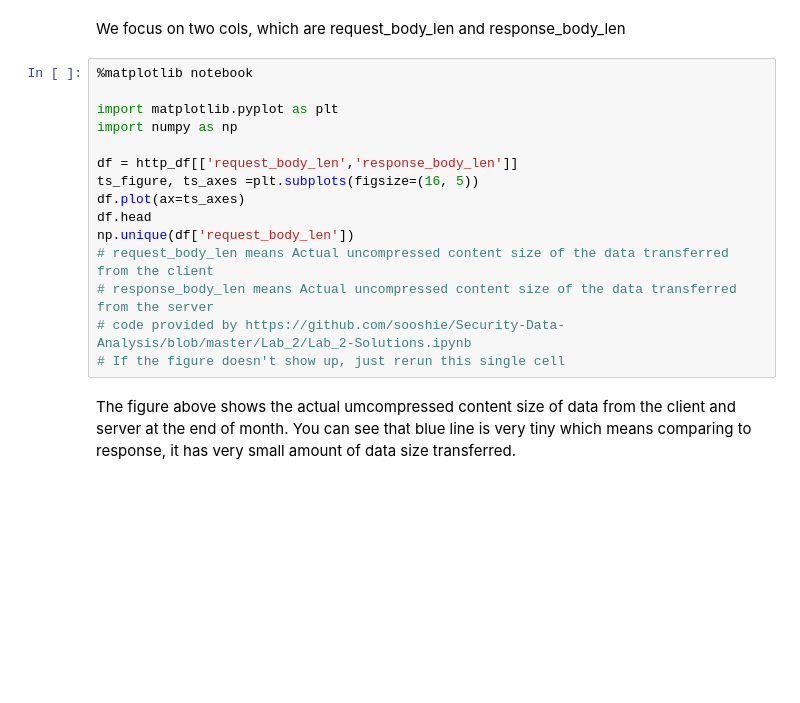
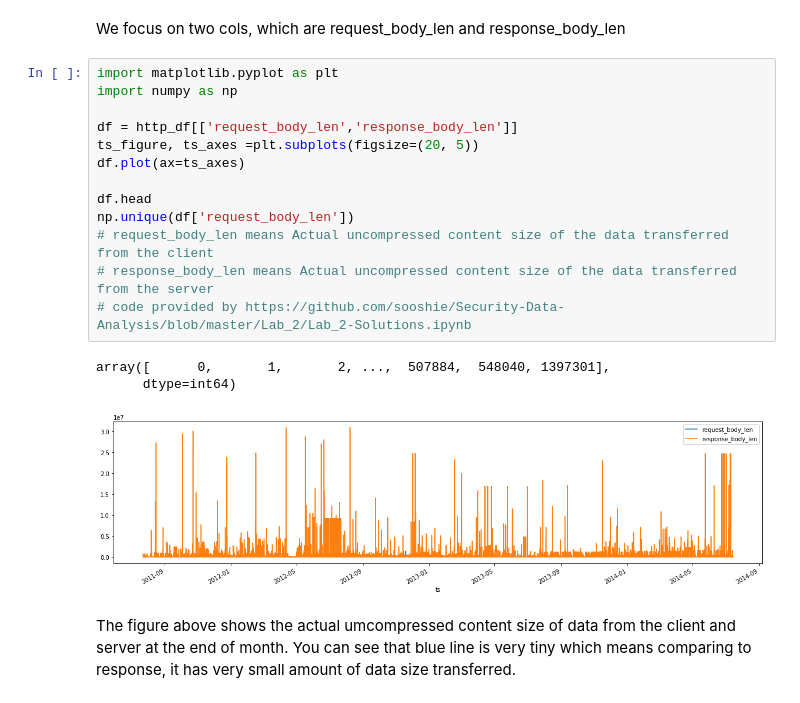
Before and after one commit to dj311/data-science-toolbox-1, a Jupyter notebook: report.ipynb, the cells around one changed output. Cells and saved outputs as stored; diff of their text form; blank space fills up the shorter version.

```diff
--- a/report.ipynb
+++ b/report.ipynb
@@ -101,20 +118,22 @@ http_df.head()
 # %% [markdown]
 We focus on two cols, which are request_body_len and response_body_len
 # %%
-%matplotlib notebook
-
 import matplotlib.pyplot as plt
 import numpy as np
 
 df = http_df[['request_body_len','response_body_len']]
-ts_figure, ts_axes =plt.subplots(figsize=(16, 5))
+ts_figure, ts_axes =plt.subplots(figsize=(20, 5))
 df.plot(ax=ts_axes)
+
 df.head
 np.unique(df['request_body_len'])
 # request_body_len means Actual uncompressed content size of the data transferred from the client
 # response_body_len means Actual uncompressed content size of the data transferred from the server
 # code provided by https://github.com/sooshie/Security-Data-Analysis/blob/master/Lab_2/Lab_2-Solutions.ipynb
-# If the figure doesn't show up, just rerun this single cell
+# %% [output]
+array([      0,       1,       2, ...,  507884,  548040, 1397301],
+      dtype=int64)
+[figure, added]
 # %% [markdown]
 The figure above shows the actual umcompressed content size of data from the client and server at the end of month. You can see that blue line is very tiny which means comparing to response, it has very small amount of data size transferred.
 # %% [markdown]
```
Also changed, not shown: parts of 8 cells of this notebook.
